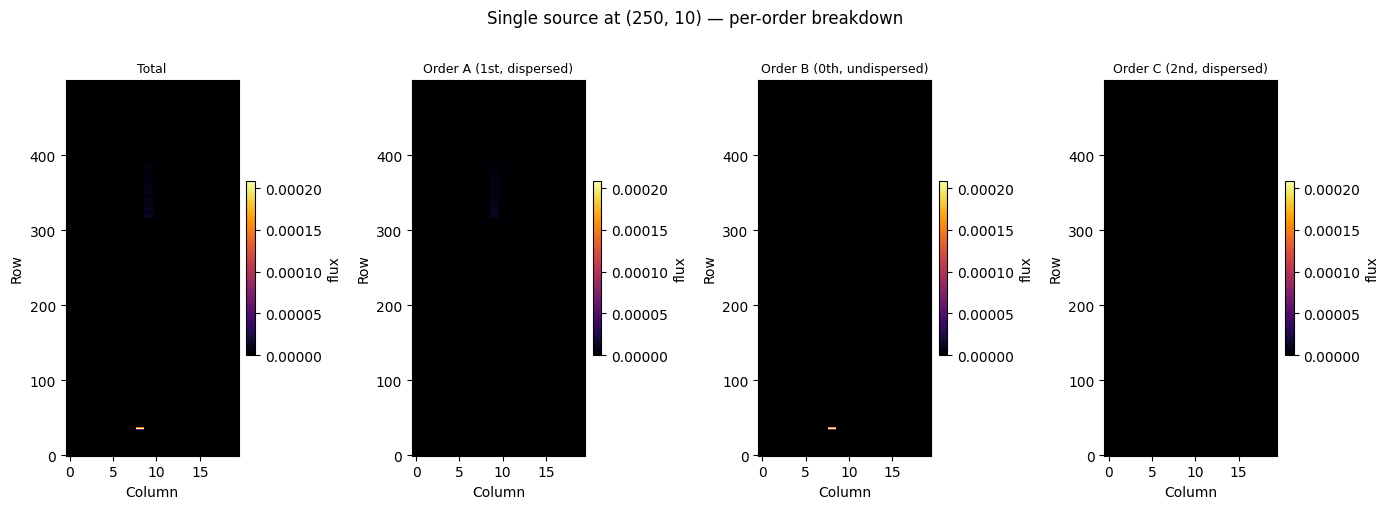
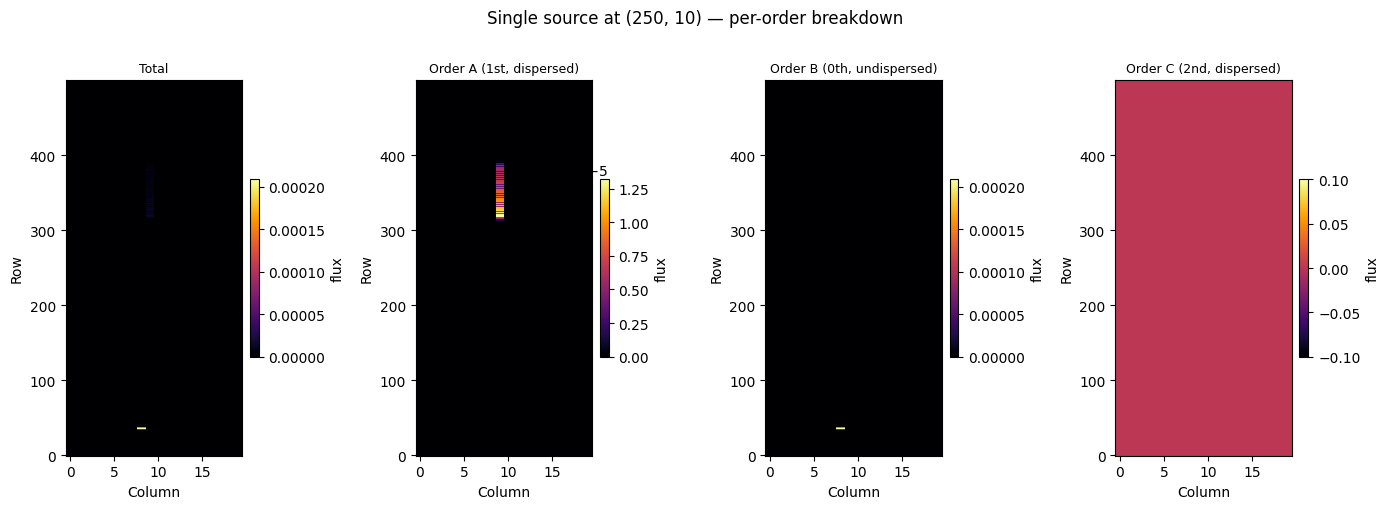
The notebook cell's code change between the first figure and the second:
--- before
+++ after
@@ -28,13 +28,13 @@
 total_image = sum(order_images.values())
 
-# ── Figure ───────────────────────────────────────────────────────────────────
+# ── Figure — each panel has its own colour scale ────────────────────────────
+# Shared vmax would hide Order A (18× dimmer per pixel than Order B).
+# Per-panel scaling shows the spatial structure of each order independently.
 panels = [('Total', total_image)] + [(ORDER_LABELS[o], order_images[o]) for o in active_orders]
-vmax = total_image.max()
 fig, axes = plt.subplots(1, 4, figsize=(14, 5))
-kw = dict(origin='lower', aspect='auto', interpolation='nearest',
-          cmap='inferno', vmin=0, vmax=vmax)
+kw = dict(origin='lower', aspect='auto', interpolation='nearest', cmap='inferno', vmin=0)
 
 for ax, (title, img) in zip(axes, panels):
-    im = ax.imshow(img, **kw)
+    im = ax.imshow(img, **kw)  # vmax auto-set per panel
     ax.set_title(title, fontsize=9)
     ax.set_xlabel('Column')

Commit: fix(docs): instrument_primer §4 per-panel colour scale; §2 Order B visibility explanation and offset formatting